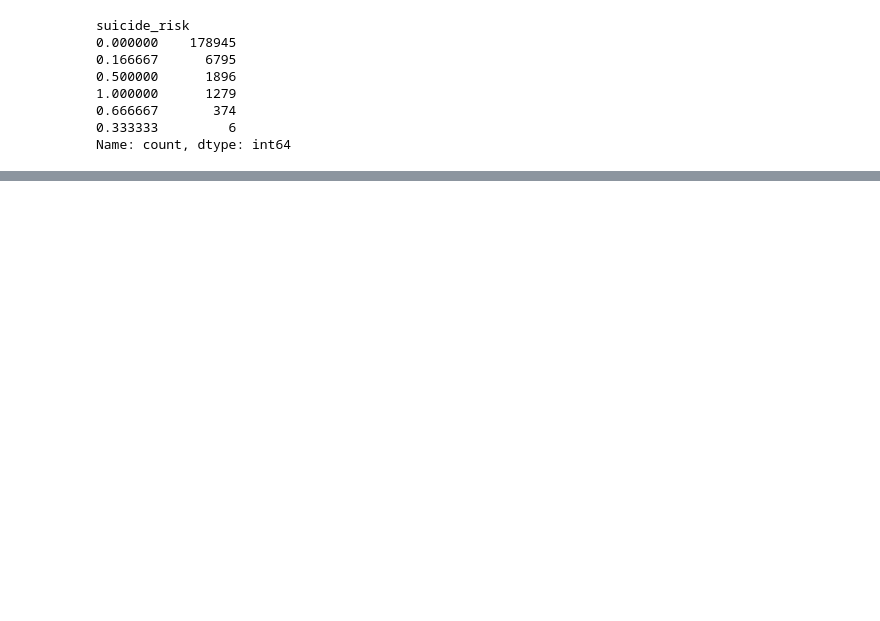
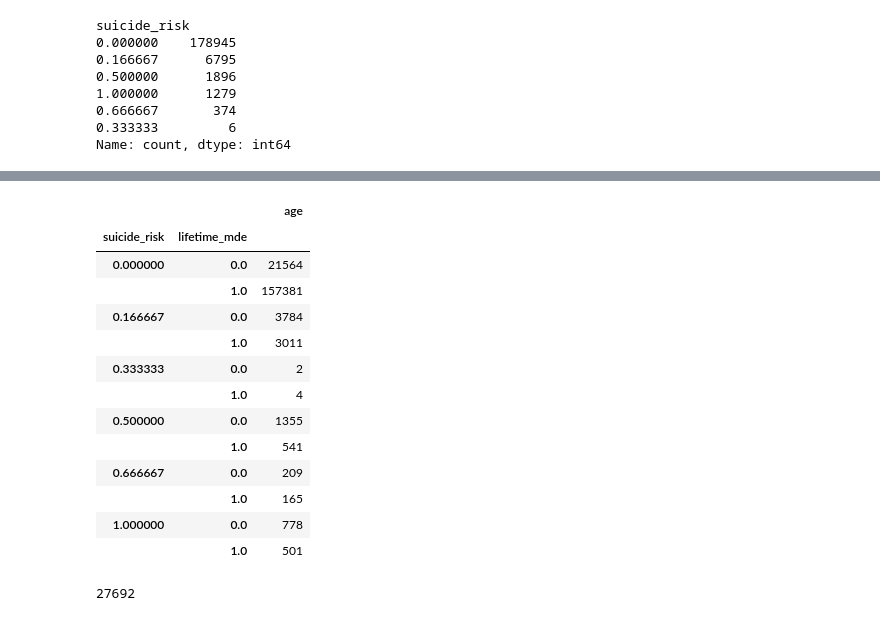
Before and after one commit to zaxiang/DDS_Project, a Jupyter notebook: Pre-processing.ipynb, the cells around one changed output, grey strips where cells are left out. Saved outputs shown, nothing was run; the diff lists cells and outputs as text; code cells hidden in the pictures; blank space fills up the shorter version.

```diff
--- a/Pre-processing.ipynb
+++ b/Pre-processing.ipynb
@@ -385,0 +418,23 @@ Name: whodas_score, dtype: float64
+# %%
+mde_life_risk = norm_data.groupby(['suicide_risk','lifetime_mde']).count()[['age']]
+##0 in pst_yr_mde means yes; 1 means no
+mde_life_risk
+# %% [output]
+|  |  | age |
+| suicide_risk | lifetime_mde |  |
+| 0.000000 | 0.0 | 21564 |
+|  | 1.0 | 157381 |
+| 0.166667 | 0.0 | 3784 |
+|  | 1.0 | 3011 |
+| 0.333333 | 0.0 | 2 |
+|  | 1.0 | 4 |
+| 0.500000 | 0.0 | 1355 |
+|  | 1.0 | 541 |
+| 0.666667 | 0.0 | 209 |
+|  | 1.0 | 165 |
+| 1.000000 | 0.0 | 778 |
+|  | 1.0 | 501 |
+# %%
+norm_data[norm_data['lifetime_mde'] == 0.0].shape[0]
+# %% [output]
+27692
```
Also changed, not shown: parts of 41 cells of this notebook.
